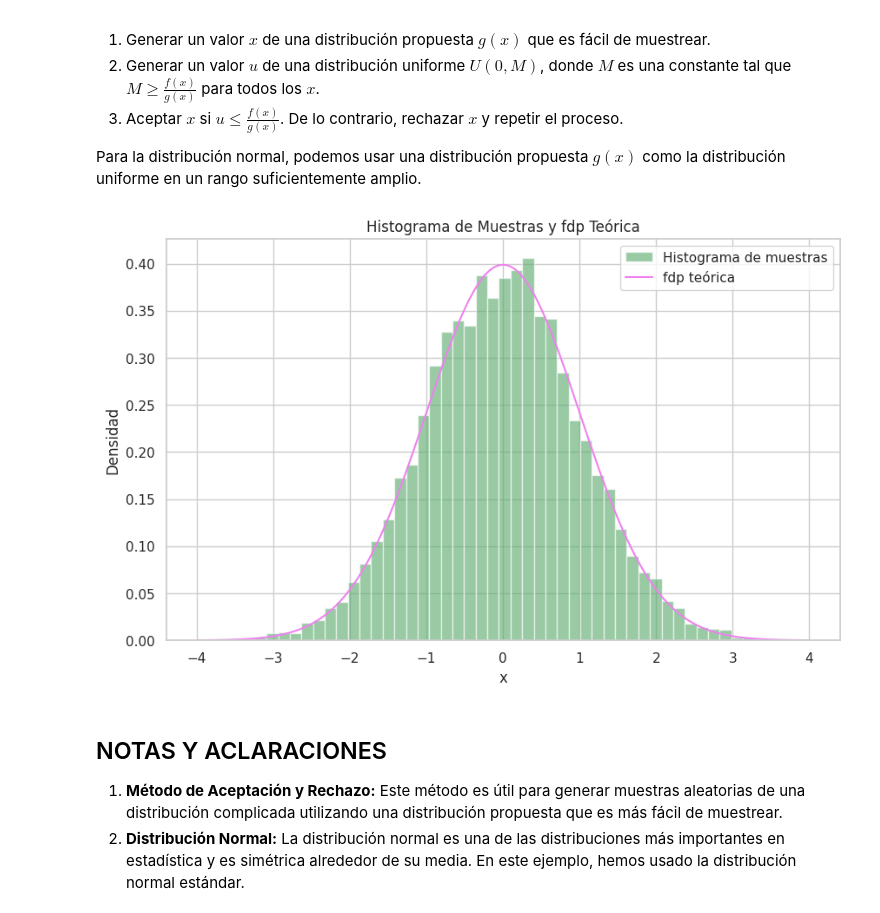
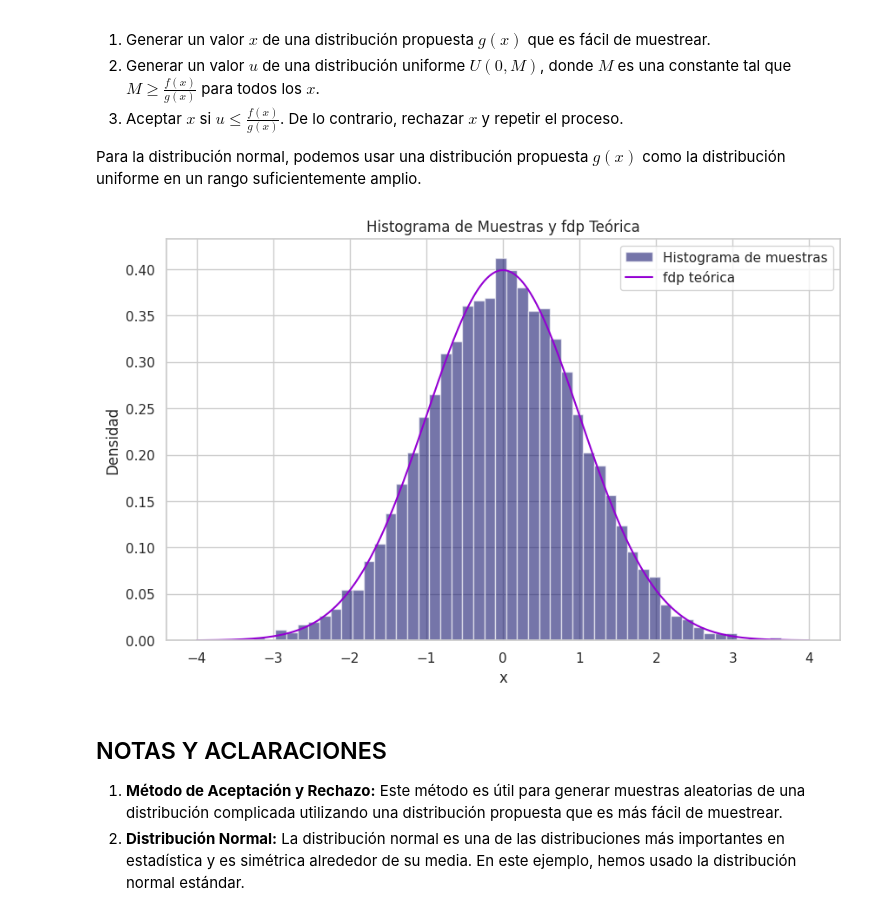
Before and after one commit to FernandoElizarraras7/SIMULACION-I, a Jupyter notebook: ACEPTACION_Y_RECHAZO.ipynb, the cells around one changed output. Cells and saved outputs as stored; diff of their text form; code cells hidden in the pictures.

```diff
--- a/ACEPTACION_Y_RECHAZO.ipynb
+++ b/ACEPTACION_Y_RECHAZO.ipynb
@@ -73,36 +73,36 @@ def propuesta_uniforme(a, b, size=1):
 
 # Parámetros de la distribución propuesta
 a, b = -4, 4
 M = 1 / (np.sqrt(2 * np.pi))
 
 # Generar muestras
 def aceptar_rechazar_normal(n):
     muestras = []
     while len(muestras) < n:
         x_propuesto = propuesta_uniforme(a, b)
         u = np.random.uniform(0, M)
         if u <= normal_fdp(x_propuesto):
             muestras.append(x_propuesto)
     return np.array(muestras)
 
 # Número de muestras
 num_samples = 10000
 muestras = aceptar_rechazar_normal(num_samples)
 
 # Graficar el histograma de las muestras
 plt.figure(figsize=(10, 6))
-plt.hist(muestras, bins=50, density=True, alpha=0.6, color='g', label='Histograma de muestras')
+plt.hist(muestras, bins=50, density=True, alpha=0.6, color='midnightblue', label='Histograma de muestras')
 
 # Graficar la fdp teórica
-plt.plot(x, y, label='fdp teórica', color='violet')
+plt.plot(x, y, label='fdp teórica', color='darkviolet')
 plt.title('Histograma de Muestras y fdp Teórica')
 plt.xlabel('x')
 plt.ylabel('Densidad')
 plt.legend()
 plt.grid(True)
 plt.show()
 # %% [output]
-[figure, old version]
+[figure, new version]
 # %% [markdown]
 ## NOTAS Y ACLARACIONES
 
```
